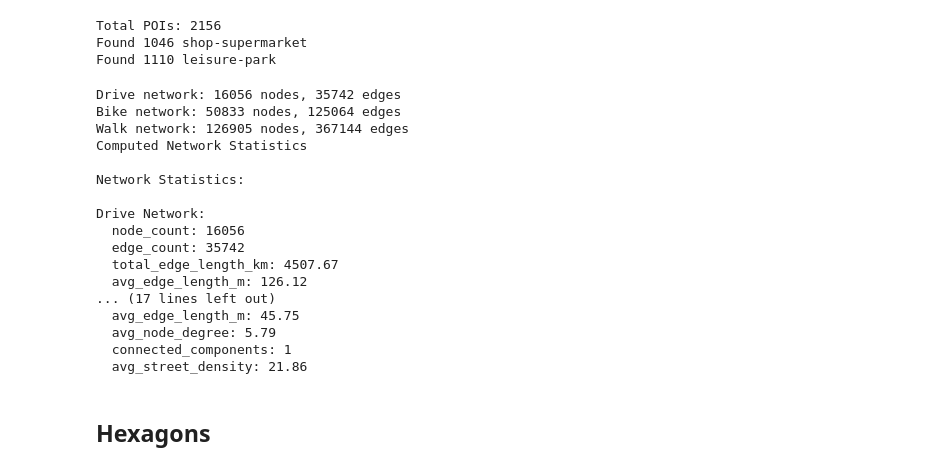
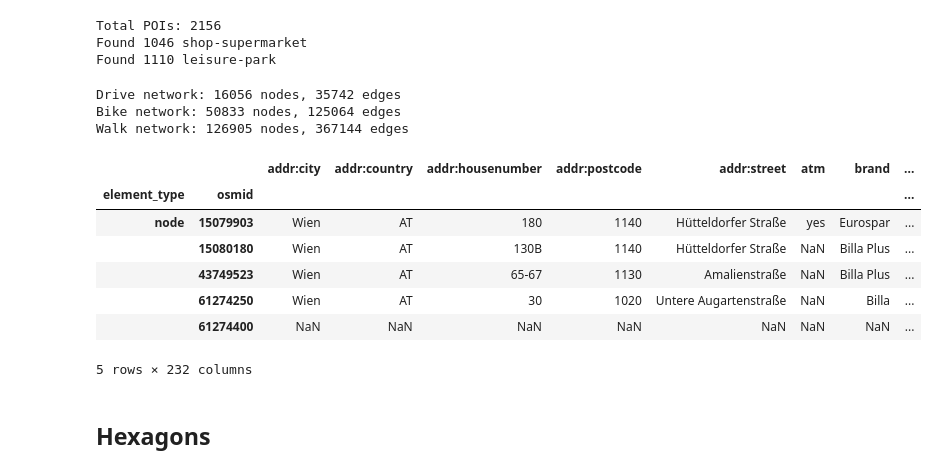
Before and after one commit to pierobirelloPB/15_min, a Jupyter notebook: notebooks/OSM_data.ipynb, the cells around one changed output. Drawn from its saved outputs; the diff is of its cells as text; code cells hidden in the pictures.

```diff
--- a/notebooks/OSM_data.ipynb
+++ b/notebooks/OSM_data.ipynb
@@ -28,38 +28,24 @@ boundary, pois = download_POIs(place_name="Vienna, Austria", tags=tags)
 Total POIs: 2156
 Found 1046 shop-supermarket
 Found 1110 leisure-park
-# %%
-# Download networks
-boundary, networks = download_street_network("Vienna, Austria", network_types=['drive', 'bike', 'walk'])
-
-# Convert to GeoDataFrame for visualization
-streets_gdf = networks_to_gdf(networks)
-
-# Analyze networks
-network_stats = analyze_street_network(networks)
-print("\nNetwork Statistics:")
-for network_type, stats in network_stats.items():
-    print(f"\n{network_type.capitalize()} Network:")
-    for stat, value in stats.items():
-        print(f"  {stat}: {value:.2f}" if isinstance(value, float) else f"  {stat}: {value}")
-# %% [output]
-Drive network: 16056 nodes, 35742 edges
-Bike network: 50833 nodes, 125064 edges
-Walk network: 126905 nodes, 367144 edges
-Computed Network Statistics
-
-Network Statistics:
-
-Drive Network:
-  node_count: 16056
-  edge_count: 35742
-  total_edge_length_km: 4507.67
-  avg_edge_length_m: 126.12
-... (17 lines left out)
-  avg_edge_length_m: 45.75
-  avg_node_degree: 5.79
-  connected_components: 1
-  avg_street_density: 21.86
+# %%
+# Download networks
+boundary, networks = download_street_network("Vienna, Austria", network_types=['drive', 'bike', 'walk'])
+# %% [output]
+Drive network: 16056 nodes, 35742 edges
+Bike network: 50833 nodes, 125064 edges
+Walk network: 126905 nodes, 367144 edges
+# %%
+pois.head()
+# %% [output]
+|  |  | addr:city | addr:country | addr:housenumber | addr:postcode | addr:street | atm | brand | ... |
+| element_type | osmid |  |  |  |  |  |  |  | ... |
+| node | 15079903 | Wien | AT | 180 | 1140 | Hütteldorfer Straße | yes | Eurospar | ... |
+|  | 15080180 | Wien | AT | 130B | 1140 | Hütteldorfer Straße | NaN | Billa Plus | ... |
+|  | 43749523 | Wien | AT | 65-67 | 1130 | Amalienstraße | NaN | Billa Plus | ... |
+|  | 61274250 | Wien | AT | 30 | 1020 | Untere Augartenstraße | NaN | Billa | ... |
+|  | 61274400 | NaN | NaN | NaN | NaN | NaN | NaN | NaN | ... |
+5 rows × 232 columns
 # %% [markdown]
 ## Hexagons
 # %%
```
Also changed, not shown: parts of 11 cells of this notebook, 1 other file.
